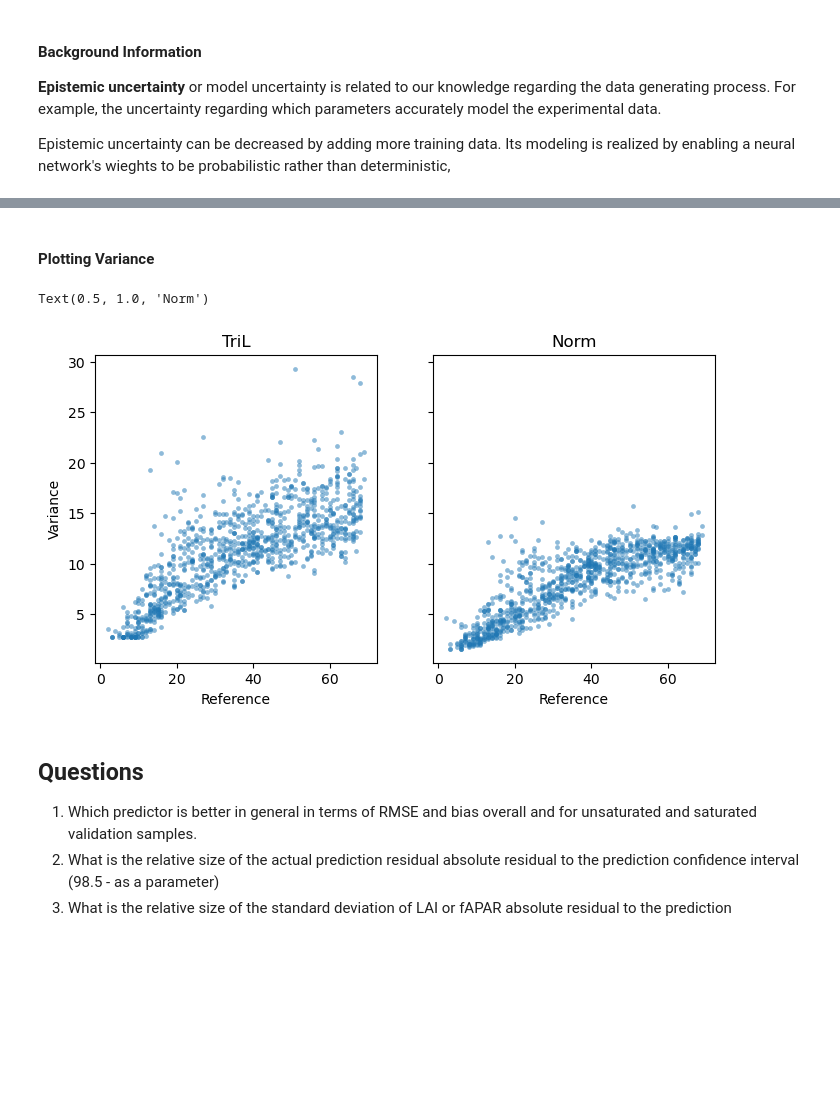
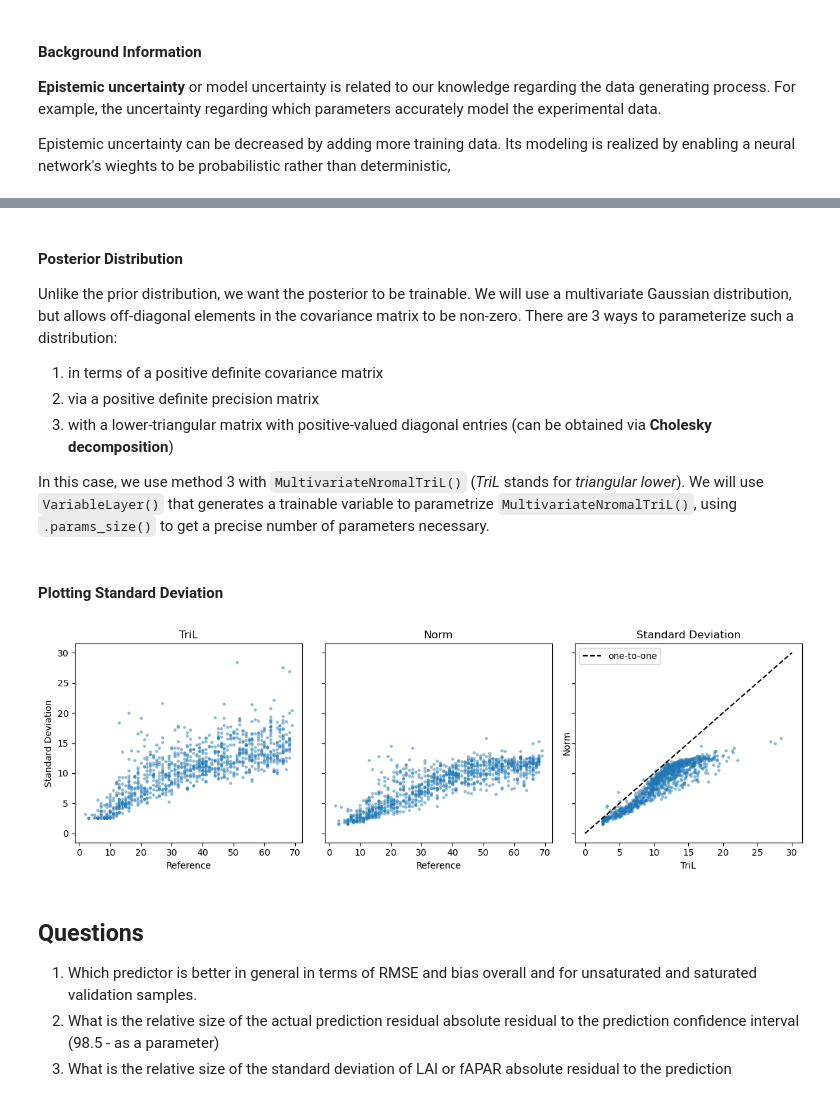
Before and after one commit to watermelonxx/WorkTerm-Winter2023, a Jupyter notebook: ModelingUncertainty/ModelingUncertainty.ipynb, the cells around one changed output, grey strips where cells are left out. Saved outputs shown, nothing was run; the diff lists cells and outputs as text; code cells hidden in the pictures; blank space fills up the shorter version.

```diff
--- a/ModelingUncertainty/ModelingUncertainty.ipynb
+++ b/ModelingUncertainty/ModelingUncertainty.ipynb
@@ -399,13 +374,9 @@ def get_posterior(kernel_size, bias_size, dtype=None):
 # %%
 def get_posterior(kernel_size, bias_size=0, dtype=None):
     n = kernel_size + bias_size
-    c = np.log(np.expm1(1.))
     return tf.keras.Sequential([
-        tfpl.VariableLayer(2 * n, dtype=dtype),
-        tfpl.DistributionLambda(lambda t: tfd.Independent(
-        tfd.Normal(loc=t[..., :n],
-                   scale=1e-5 + tf.nn.softplus(c + t[..., n:])),
-            reinterpreted_batch_ndims=1)),
+        tfpl.VariableLayer(tfpl.IndependentNormal.params_size(n), dtype=dtype),
+        tfpl.IndependentNormal(n)
   ])
 # %% [markdown]
 #### Defining the model
@@ -422,7 +395,7 @@ Use a **relu** activation function to add non-linearity to the network.
 # Define the model, negative-log likelihood as the loss function
 # and compile the model with the Adam optimizer
 
-name = 'pnn_8_2_1_triL_al'
+name = 'pnn_8_2_1_test_E'
 biome = 7
 
 normalizer = layers.Normalization(input_shape=[5,], axis=None)
@@ -444,20 +417,15 @@ valbiomeDictLAI[biome][name]['model'] = tf.keras.Sequential([
                           kl_weight=1/calbiomeDictLAI[biome]['X_train'].shape[0],
                           kl_use_exact=False,
                           activation='relu'),
-    tfpl.DenseVariational(units=2,
+    tfpl.DenseVariational(units=1,
                           make_prior_fn=get_prior,
                           make_posterior_fn=get_posterior,
                           kl_weight=1/calbiomeDictLAI[biome]['X_train'].shape[0],
                           kl_use_exact=False),
-    # tfp.layers.DistributionLambda(lambda t: tfd.Normal(loc=t, scale=1)),
-    tfp.layers.DistributionLambda(
-      lambda t: tfd.Normal(loc=t[..., :1],
-                           scale=1e-3 + tf.math.softplus(0.01 * t[...,1:]))),
+    tfp.layers.DistributionLambda(lambda t: tfd.Normal(loc=t, scale=1)),
     # tfpl.IndependentNormal(1)
 ])
 
-negloglik = lambda y, rv_y: -rv_y.log_prob(y)
-
 valbiomeDictLAI[biome][name]['model'].compile(loss=negloglik, optimizer=tf.keras.optimizers.Adam(learning_rate=0.01), metrics=[tf.keras.metrics.RootMeanSquaredError()])
 valbiomeDictLAI[biome][name]['model'].summary()
 # %% [output]
@@ -484,7 +452,6 @@ Train the model for 50 epochs and plot the loss function to confirm that the alg
 # %%
 # Train the model for 50 epochs
-name = 'pnn_8_2_1_norm_al'
-# valbiomeDictLAI[biome][name]['history'] = valbiomeDictLAI[biome][name]['model'].fit(calbiomeDictLAI[biome]['X_train'].to_numpy(), calbiomeDictLAI[biome]['y_train'].to_numpy(), epochs=50, verbose=1)
+valbiomeDictLAI[biome][name]['history'] = valbiomeDictLAI[biome][name]['model'].fit(calbiomeDictLAI[biome]['X_train'].to_numpy(), calbiomeDictLAI[biome]['y_train'].to_numpy(), epochs=50, verbose=1)
 plt.plot(valbiomeDictLAI[biome][name]['history'].history['loss'])
 plt.xlabel('Epochs')
 plt.ylabel('Loss')
@@ -510,0 +548,6 @@ Text(0.5, 1.0, 'pnn_8_2_1_norm_al')
+# %%
+# Train the model for 50 epochs
+valbiomeDictLAI[biome][name]['history'] = valbiomeDictLAI[biome][name]['model'].fit(calbiomeDictLAI[biome]['X_train'].to_numpy(), calbiomeDictLAI[biome]['y_train'].to_numpy(), epochs=50, verbose=1)
+plt.plot(valbiomeDictLAI[biome][name]['history'].history['loss'])
+plt.xlabel('Epochs')
+plt.ylabel('Loss')
@@ -527,0 +594,9 @@ Text(0.5, 1.0, 'pnn_8_2_1_norm')
+# %% [markdown]
+#### Posterior Distribution
+Unlike the prior distribution, we want the posterior to be trainable. We will use a multivariate Gaussian distribution, but allows off-diagonal elements in the covariance matrix to be non-zero.
+There are 3 ways to parameterize such a distribution:
+1. in terms of a positive definite covariance matrix
+2. via a positive definite precision matrix
+3. with a lower-triangular matrix with positive-valued diagonal entries (can be obtained via **Cholesky decomposition**)
+
+In this case, we use method 3 with `MultivariateNromalTriL()` (*TriL* stands for *triangular lower*). We will use `VariableLayer()` that generates a trainable variable to parametrize `MultivariateNromalTriL()`, using `.params_size()` to get a precise number of parameters necessary.
@@ -528,2 +611,2 @@ Text(0.5, 1.0, 'pnn_8_2_1_norm')
 # %% [markdown]
-#### Plotting Variance
+#### Plotting Standard Deviation
@@ -533,20 +613,29 @@ y_norm.stddev()
 # %%
 y_triL = valbiomeDictLAI[biome]['pnn_8_2_1_triL_al']['model'](valbiomeDictLAI[biome]['X_test'])
 y_norm = valbiomeDictLAI[biome]['pnn_8_2_1_norm_al']['model'](valbiomeDictLAI[biome]['X_test'])
 
-fig, [ax_triL, ax_norm] = plt.subplots(1, 2, figsize=(8, 4), sharey=True)
+fig, [ax_triL, ax_norm, ax_both] = plt.subplots(1, 3, figsize=(12, 4), sharey=True)
 
 ax_triL.scatter(valbiomeDictLAI[biome]['y_test'], y_triL.stddev(), alpha=0.5, s=12, lw=0)
 ax_triL.set_xlabel("Reference")
-ax_triL.set_ylabel("Variance")
+ax_triL.set_ylabel("Standard Deviation")
 ax_triL.set_title("TriL")
 
 ax_norm.scatter(valbiomeDictLAI[biome]['y_test'], y_norm.stddev(), alpha=0.5, s=12, lw=0)
 ax_norm.set_xlabel("Reference")
 ax_norm.set_title("Norm")
+
+ax_both.scatter(y_triL.stddev(), y_norm.stddev(), alpha=0.5, s=12, lw=0)
+ax_both.plot([0, 30], [0, 30], 'k--', label='one-to-one')
+ax_both.set_xlabel("TriL")
+ax_both.set_ylabel("Norm")
+ax_both.set_title("Standard Deviation")
+
+ax_both.legend()
+plt.tight_layout()
+plt.show()
 # %% [output]
-Text(0.5, 1.0, 'Norm')
-[figure, old version]
+[figure, new version]
 # %% [markdown]
 ## Questions
 1. Which predictor is better in general in terms of RMSE  and bias overall and for unsaturated and saturated validation samples.
```
Also changed, not shown: parts of 70 cells of this notebook.
